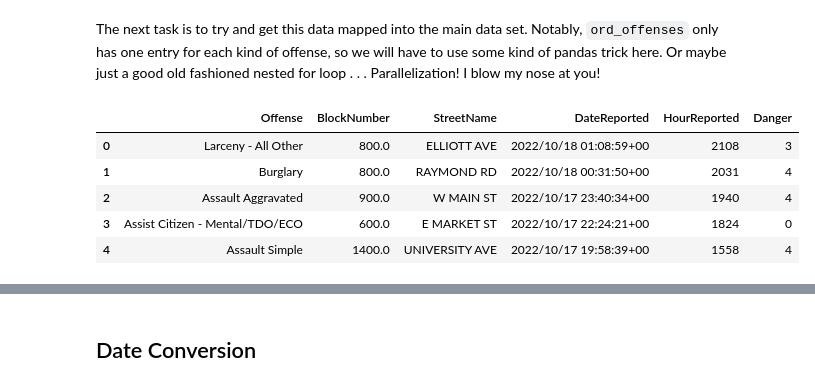
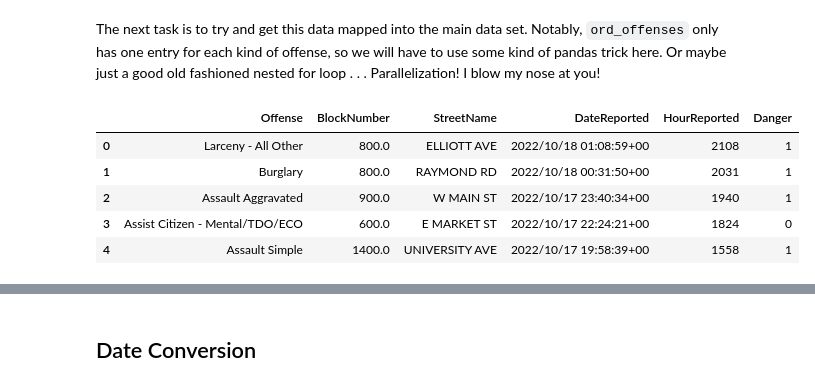
Before and after one commit to JSGarris/MLProject, a Jupyter notebook: Machine_Learning_Project.ipynb, the cells around one changed output, grey strips where cells are left out. Saved outputs shown, nothing was run; the diff lists cells and outputs as text; code cells hidden in the pictures.

```diff
--- a/Machine_Learning_Project.ipynb
+++ b/Machine_Learning_Project.ipynb
@@ -325,21 +328,21 @@ The next task is to try and get this data mapped into the main data set. Notably
 # %%
 # first, we'll add a duplicate of the `Offense` column for the `danger` feature
 crimes_lean['Danger'] = crimes_lean.loc[:, 'Offense']
 
 # next, we'll turn the `ord_offenses` data frame into a dictionary
 danger_dict = dict(zip(ord_offenses.Offense, ord_offenses.Danger_Level))
 # print(danger_dict)
 
 # finally, we can map the new `Danger` column to it's categorical value
-crimes_lean['Danger'] = crimes_lean['Danger'].map(danger_dict)
+crimes_lean['Danger'] = crimes_lean['Danger'].map(danger_dict).map(lambda x: int(x >= 3))
 
 # now, we can take a peek at our lovely new column!
 crimes_lean.head()
 # %% [output]
 |  | Offense | BlockNumber | StreetName | DateReported | HourReported | Danger |
-| 0 | Larceny - All Other | 800.0 | ELLIOTT AVE | 2022/10/18 01:08:59+00 | 2108 | 3 |
-| 1 | Burglary | 800.0 | RAYMOND RD | 2022/10/18 00:31:50+00 | 2031 | 4 |
-| 2 | Assault Aggravated | 900.0 | W MAIN ST | 2022/10/17 23:40:34+00 | 1940 | 4 |
+| 0 | Larceny - All Other | 800.0 | ELLIOTT AVE | 2022/10/18 01:08:59+00 | 2108 | 1 |
+| 1 | Burglary | 800.0 | RAYMOND RD | 2022/10/18 00:31:50+00 | 2031 | 1 |
+| 2 | Assault Aggravated | 900.0 | W MAIN ST | 2022/10/17 23:40:34+00 | 1940 | 1 |
 | 3 | Assist Citizen - Mental/TDO/ECO | 600.0 | E MARKET ST | 2022/10/17 22:24:21+00 | 1824 | 0 |
-| 4 | Assault Simple | 1400.0 | UNIVERSITY AVE | 2022/10/17 19:58:39+00 | 1558 | 4 |
+| 4 | Assault Simple | 1400.0 | UNIVERSITY AVE | 2022/10/17 19:58:39+00 | 1558 | 1 |
 # %%
```
Also changed, not shown: parts of 22 cells of this notebook.
